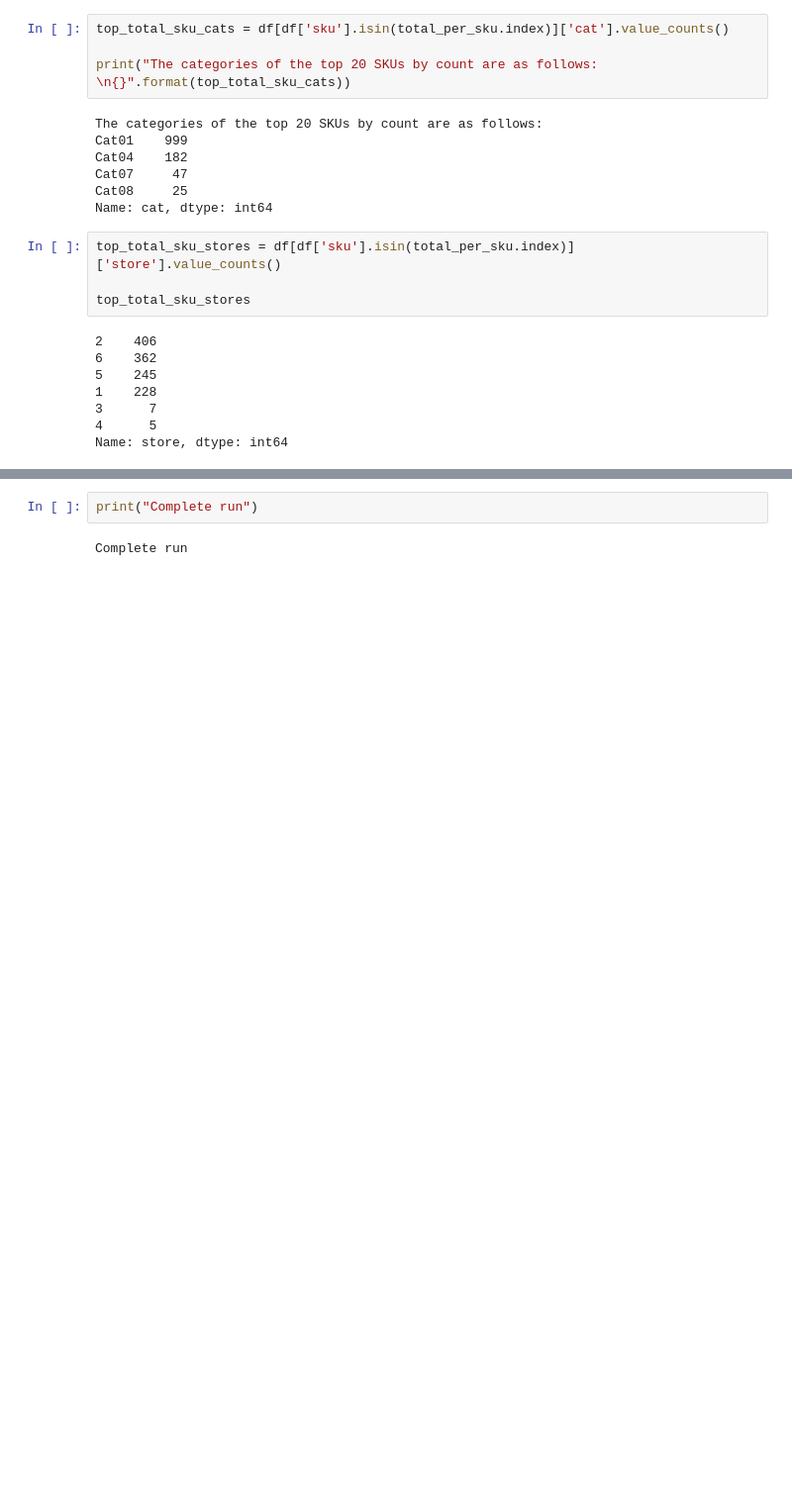
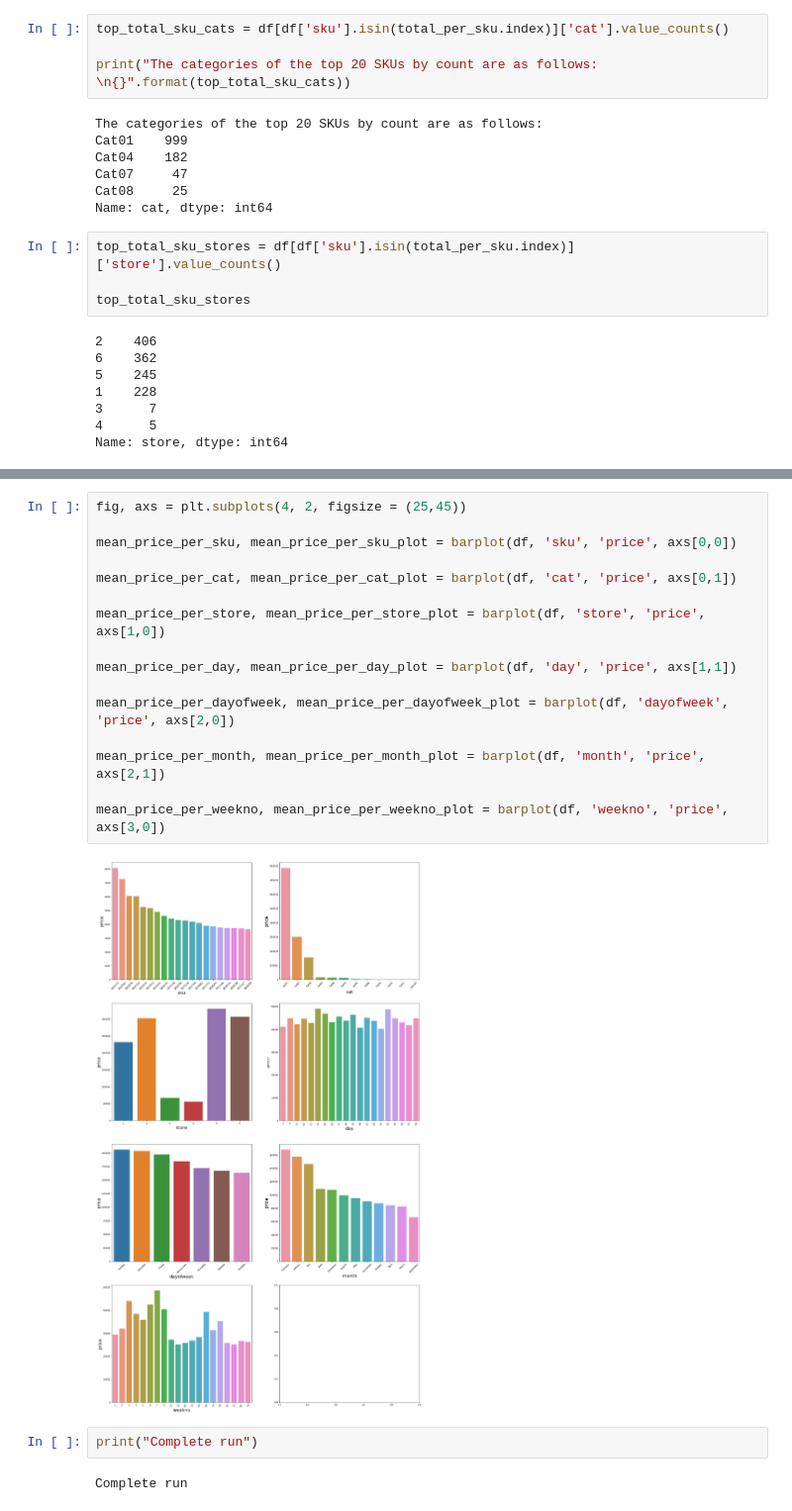
Before and after one commit to stiero/fuzzy-carnival, a Jupyter notebook: task.ipynb, the cells around one changed output, grey strips where cells are left out. Shown: that part at 99% size. Drawn from its saved outputs; the diff is of its cells as text; blank space fills up the shorter version.

```diff
--- a/task.ipynb
+++ b/task.ipynb
@@ -475,3 +560,21 @@ Name: store, dtype: int64
+# %%
+fig, axs = plt.subplots(4, 2, figsize = (25,45))
+
+mean_price_per_sku, mean_price_per_sku_plot = barplot(df, 'sku', 'price', axs[0,0])
+
+mean_price_per_cat, mean_price_per_cat_plot = barplot(df, 'cat', 'price', axs[0,1])
+
+mean_price_per_store, mean_price_per_store_plot = barplot(df, 'store', 'price', axs[1,0])
+
+mean_price_per_day, mean_price_per_day_plot = barplot(df, 'day', 'price', axs[1,1])
+
+mean_price_per_dayofweek, mean_price_per_dayofweek_plot = barplot(df, 'dayofweek', 'price', axs[2,0])
+
+mean_price_per_month, mean_price_per_month_plot = barplot(df, 'month', 'price', axs[2,1])
+
+mean_price_per_weekno, mean_price_per_weekno_plot = barplot(df, 'weekno', 'price', axs[3,0])
+# %% [output]
+[figure, added]
 # %%
 print("Complete run")
 # %% [output]
```
Also changed, not shown: parts of 10 cells of this notebook, 2 other files.
